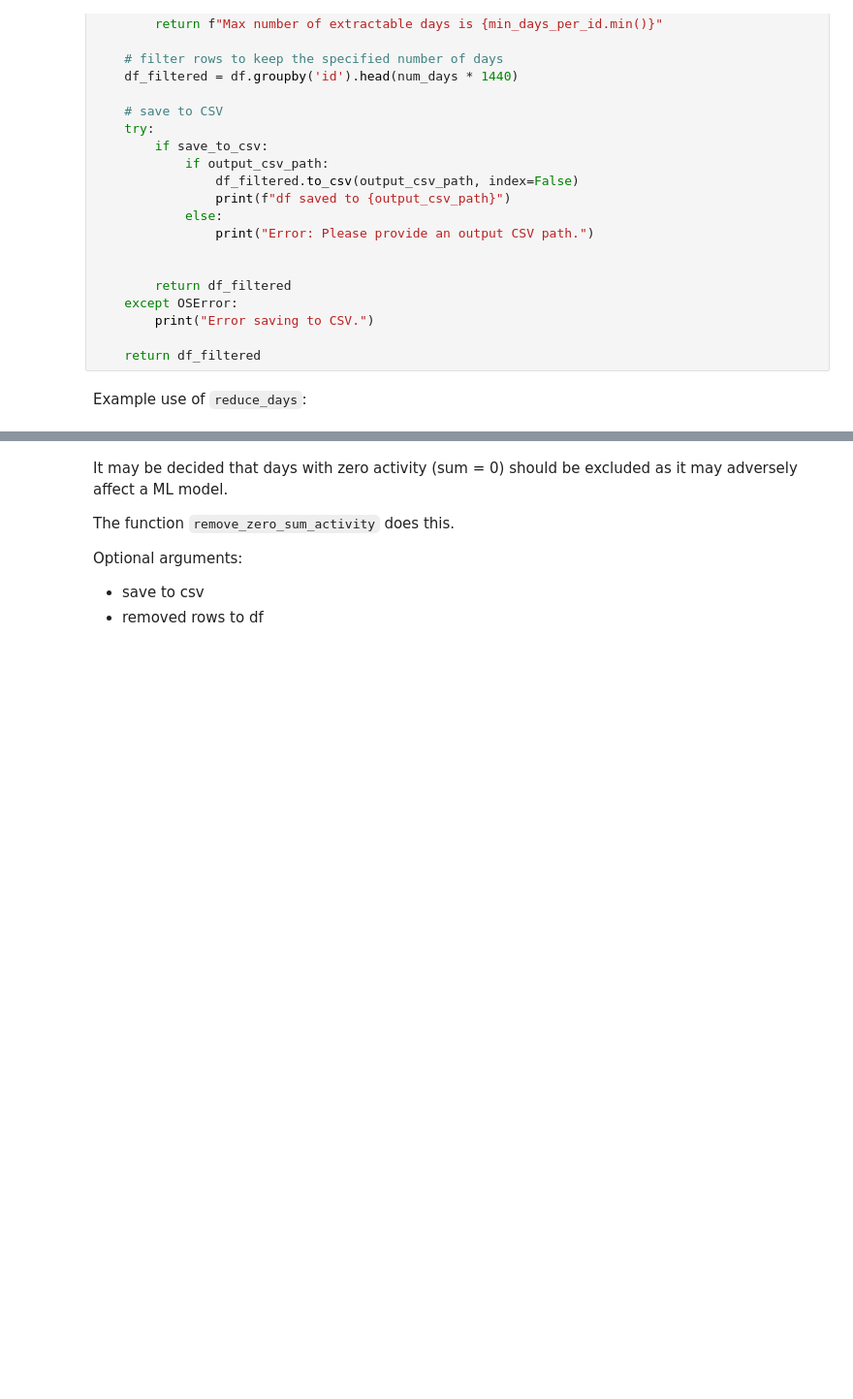
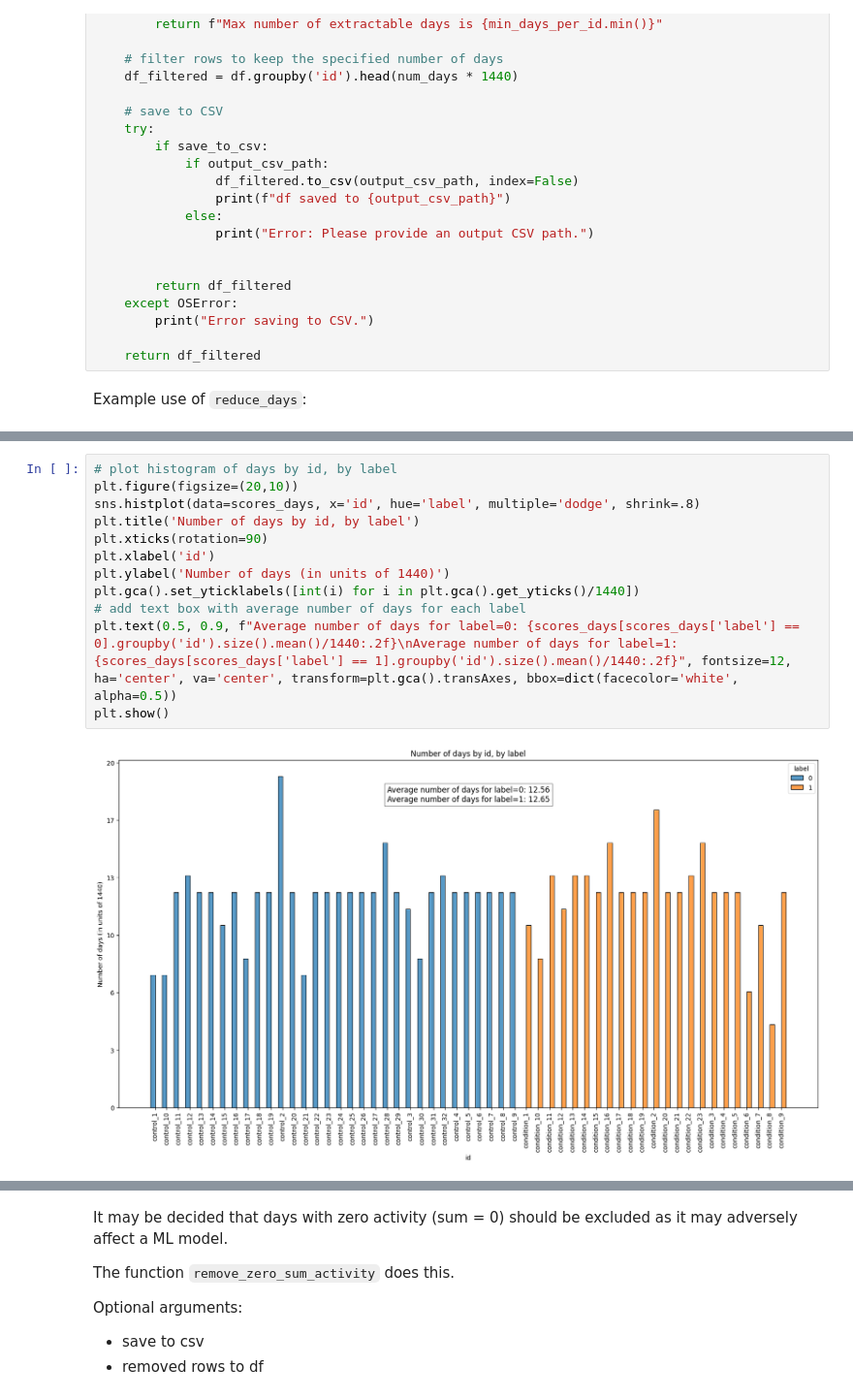
Before and after one commit to zoonalink/IGP-5, a Jupyter notebook: petter/data-process-v4.ipynb, the cells around one changed output, grey strips where cells are left out. Shown: that part at 97% size. Cells and saved outputs as stored; diff of their text form; blank space fills up the shorter version.

```diff
--- a/petter/data-process-v4.ipynb
+++ b/petter/data-process-v4.ipynb
@@ -479,3 +626,17 @@ Min days per id: 6.0
+# %%
+# plot histogram of days by id, by label
+plt.figure(figsize=(20,10))
+sns.histplot(data=scores_days, x='id', hue='label', multiple='dodge', shrink=.8)
+plt.title('Number of days by id, by label')
+plt.xticks(rotation=90)
+plt.xlabel('id')
+plt.ylabel('Number of days (in units of 1440)')
+plt.gca().set_yticklabels([int(i) for i in plt.gca().get_yticks()/1440])
+# add text box with average number of days for each label
+plt.text(0.5, 0.9, f"Average number of days for label=0: {scores_days[scores_days['label'] == 0].groupby('id').size().mean()/1440:.2f}\nAverage number of days for label=1: {scores_days[scores_days['label'] == 1].groupby('id').size().mean()/1440:.2f}", fontsize=12, ha='center', va='center', transform=plt.gca().transAxes, bbox=dict(facecolor='white', alpha=0.5))
+plt.show()
+# %% [output]
+[figure, added]
 # %% [markdown]
 ## Removing days which have no Activity
 
```
Also changed, not shown: parts of 17 cells of this notebook, 11 other files.
